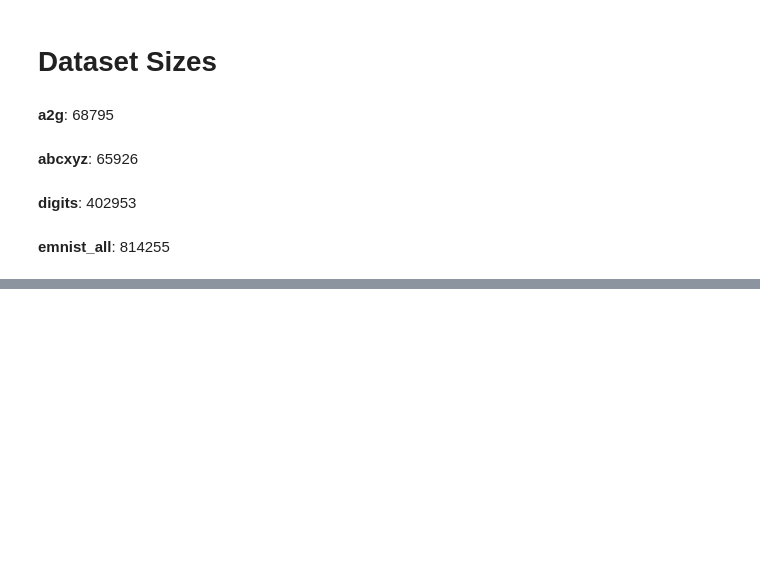
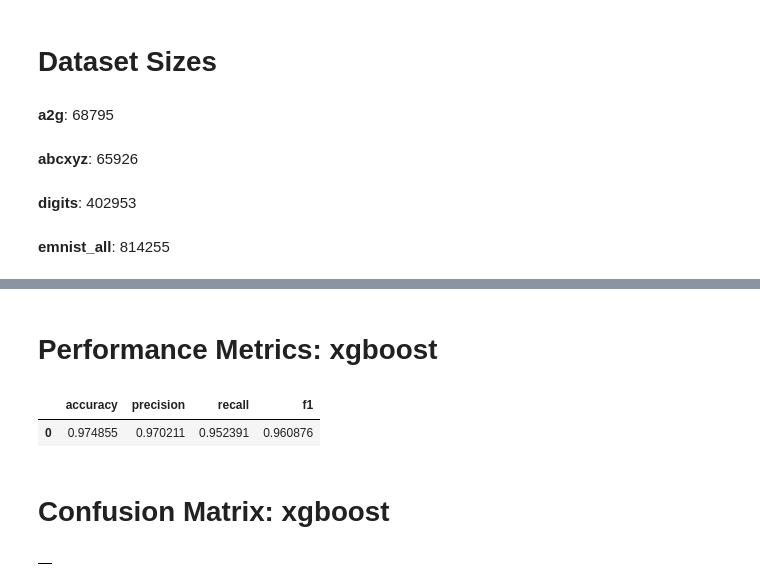
Before and after one commit to Riccogao/datasci_223, a Jupyter notebook: exercises/4-classification/exercise4-5.ipynb, the cells around one changed output, grey strips where cells are left out. Drawn from its saved outputs; the diff is of its cells as text; code cells hidden in the pictures; blank space fills up the shorter version.

```diff
--- a/exercises/4-classification/exercise4-5.ipynb
+++ b/exercises/4-classification/exercise4-5.ipynb
@@ -358,0 +291,26 @@ NameError: name 'best_model' is not defined
+# %%
+from xgboost import XGBClassifier
+from sklearn.metrics import accuracy_score, precision_score, recall_score, f1_score, confusion_matrix
+from sklearn.preprocessing import LabelEncoder
+import numpy as np
+
+# Initialize Label Encoder
+label_encoder = LabelEncoder()
+
+# Encode labels for both training and validation sets
+y_train_encoded = label_encoder.fit_transform(y_train_test)
+y_val_encoded = label_encoder.transform(y_val)
+
+# Initialize the XGBoost classifier
+xgb_clf = XGBClassifier(n_estimators=100, random_state=42, use_label_encoder=False, eval_metric='mlogloss')
+xgb_clf.fit(np.array(X_train_test), y_train_encoded)
+
+# Predict on validation set
+y_pred = xgb_clf.predict(np.array(X_val))
+
+# Evaluate on the validation set
+accuracy = accuracy_score(y_val_encoded, y_pred)
+prec = precision_score(y_val_encoded, y_pred, average='macro')
+rec = recall_score(y_val_encoded, y_pred, average='macro')
+f1 = f1_score(y_val_encoded, y_pred, average='macro')
+cm = confusion_matrix(y_val_encoded, y_pred)
@@ -358,0 +339,23 @@ NameError: name 'best_model' is not defined
+# %%
+# Initialize the dictionary to store performance metrics
+task = 'a-g_classification'
+model_name = 'xgboost'
+metrics_dict = {task: {model_name: {}}}
+
+
+# Store performance metrics in dictionary
+metrics_dict[task][model_name] = {
+    'accuracy': accuracy,
+    'precision': prec,
+    'recall': rec,
+    'f1': f1
+}
+
+# Display performance metrics
+display_metrics(task, model_name, metrics_dict)
+# %% [output]
+# Performance Metrics: xgboost
+|  | accuracy | precision | recall | f1 |
+| 0 | 0.974855 | 0.970211 | 0.952391 | 0.960876 |
+# Confusion Matrix: xgboost
+|  |
```
Also changed, not shown: parts of 8 cells of this notebook.
